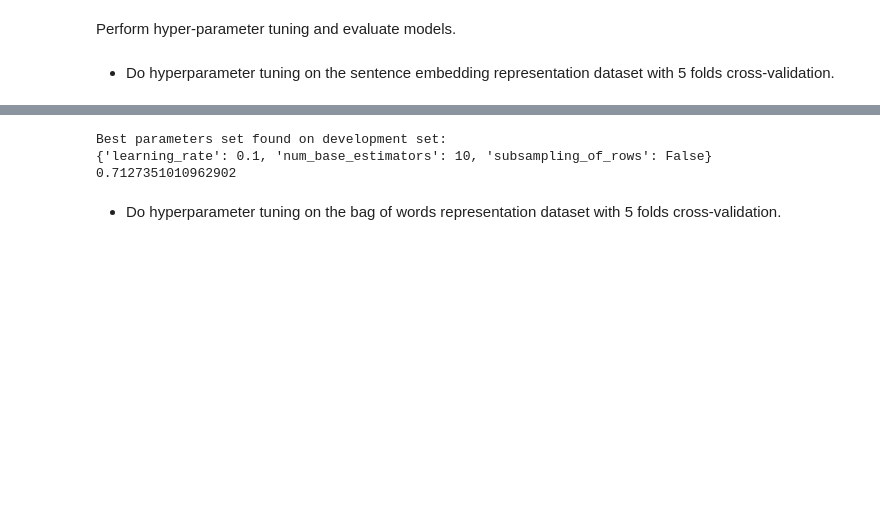
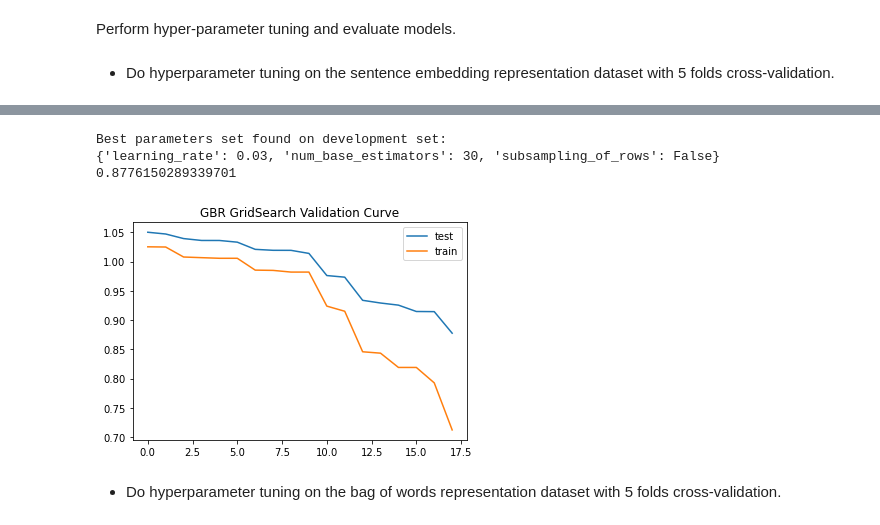
Before and after one commit to 13204942/COMP47590, a Jupyter notebook: Assignment1_GradientBoostingRegressor.ipynb, the cells around one changed output, grey strips where cells are left out. Cells and saved outputs as stored; diff of their text form; code cells hidden in the pictures; blank space fills up the shorter version.

```diff
--- a/Assignment1_GradientBoostingRegressor.ipynb
+++ b/Assignment1_GradientBoostingRegressor.ipynb
@@ -162,12 +162,12 @@ class GradientBoostingRegressor(BaseEstimator, RegressorMixin):
 # %% [markdown]
 Set up some dictionaries to store simple model performance comparions.
 # %%
-model_valid_MAE_comparisons = dict()
-model_MAE_comparisons = dict()
+model_valid_RMSE_comparisons = dict()
+model_RMSE_comparisons = dict()
 model_tuned_params_list = dict()
 cvfolds = 10
-# use Mean Absolute Error (MAE) as the evaluation metric
-scoring = 'neg_mean_absolute_error'
+# use Root Mean Square Error (RMSE) as the evaluation metric
+scoring = 'neg_root_mean_squared_error'
 # %% [markdown]
 ### Load the Readability Dataset
 # %%
@@ -392,10 +392,10 @@ class GradientBoostingRegressor(BaseEstimator, RegressorMixin):
     def __init__(self,
                  num_base_estimators = 5,
                  subsampling_of_rows = False,
-                 subsampling_ratio = 0.5, # percentage of rows used per tree building
+                 subsampling_ratio = 0.5, # percentage of rows selected per tree building
                  learning_rate = 1e-3, # default learning rate
-                 tree_depth=6,  # the depth of decision tree
-                 min_samples_leaf=3, # the mini number of samples required to be at a leaf node
+                 tree_depth=5,  # the depth of decision tree
+                 min_samples_leaf=1, # the mini number of samples required to be at a leaf node
                  random_state=None
                 ):
         self.num_base_estimators = num_base_estimators
@@ -423,7 +423,7 @@ class GradientBoostingRegressor(BaseEstimator, RegressorMixin):
         """
 
         # change instance from array to 2D matrix
-        X = np.matrix(X)
+        X = np.array(X)
         y = np.array(y)
 
         # Check that X and y have correct shape
@@ -435,11 +435,10 @@ class GradientBoostingRegressor(BaseEstimator, RegressorMixin):
         self.random_state_ = check_random_state(self.random_state)
 
         if self.subsampling_of_rows:
-            # select the random size of subsampling
-            #rand_size = np.random.randint(1, X.shape[0])
+            # subsamplling: 50% of input data X
             rand_size = int(X.shape[0] * self.subsampling_ratio)
-            # select the index of rows randomly
-            rand_idx = np.random.choice(X.shape[0], rand_size, replace=False)
+            # subsample the input X by replacement
+            rand_idx = np.random.choice(X.shape[0], rand_size, replace=True)
             # select the subset of X and y respectively
             X = X[rand_idx,:]
             y = y[rand_idx]
@@ -486,7 +485,7 @@ class GradientBoostingRegressor(BaseEstimator, RegressorMixin):
         check_is_fitted(self, ['trees_'])
 
         # change instance from array to 2D matrix
-        X = np.matrix(X)
+        X = np.array(X)
 
         # Check that the input features match the type and shape of the training features
         X = check_array(X)
@@ -505,9 +504,9 @@ Perform hyper-parameter tuning and evaluate models.
 # %%
 # Set up the parameter grid to seaerch
 param_grid ={
-    'num_base_estimators': [5, 10, 15, 20],
+    'num_base_estimators': [3, 15, 30],
     'subsampling_of_rows': [True, False],
-    'learning_rate': [1e-3, 1e-2, 1e-1]
+    'learning_rate': [0.003, 0.015, 0.03]
 }
 cvfolds = 5
 # %%
@@ -534,11 +533,22 @@ print("Best parameters set found on development set:")
 print(emb_tuned_gbr.best_params_)
 model_tuned_params_list["Tuned GBR emb"] = emb_tuned_gbr.best_params_
 print(abs(emb_tuned_gbr.best_score_))
-model_valid_MAE_comparisons["Tuned GBR emb"] = abs(emb_tuned_gbr.cv_results_['mean_test_score'])
+model_valid_RMSE_comparisons["Tuned GBR emb"] = abs(emb_tuned_gbr.cv_results_['mean_test_score'])
 # %% [output]
 Best parameters set found on development set:
-{'learning_rate': 0.1, 'num_base_estimators': 10, 'subsampling_of_rows': False}
-0.7127351010962902
+{'learning_rate': 0.03, 'num_base_estimators': 30, 'subsampling_of_rows': False}
+0.8776150289339701
+# %%
+test_scores = sorted(abs(emb_tuned_gbr.cv_results_['mean_test_score']), reverse = True)
+train_scores = sorted(abs(emb_tuned_gbr.cv_results_['mean_train_score']), reverse = True)
+
+plt.plot(test_scores, label='test')
+plt.plot(train_scores, label='train')
+plt.title('GBR GridSearch Validation Curve')
+plt.legend(loc='best')
+plt.show()
+# %% [output]
+[figure, added]
 # %% [markdown]
 * Do hyperparameter tuning on the bag of words representation dataset with 5 folds cross-validation.
 # %%
```
Also changed, not shown: parts of 33 cells of this notebook.
